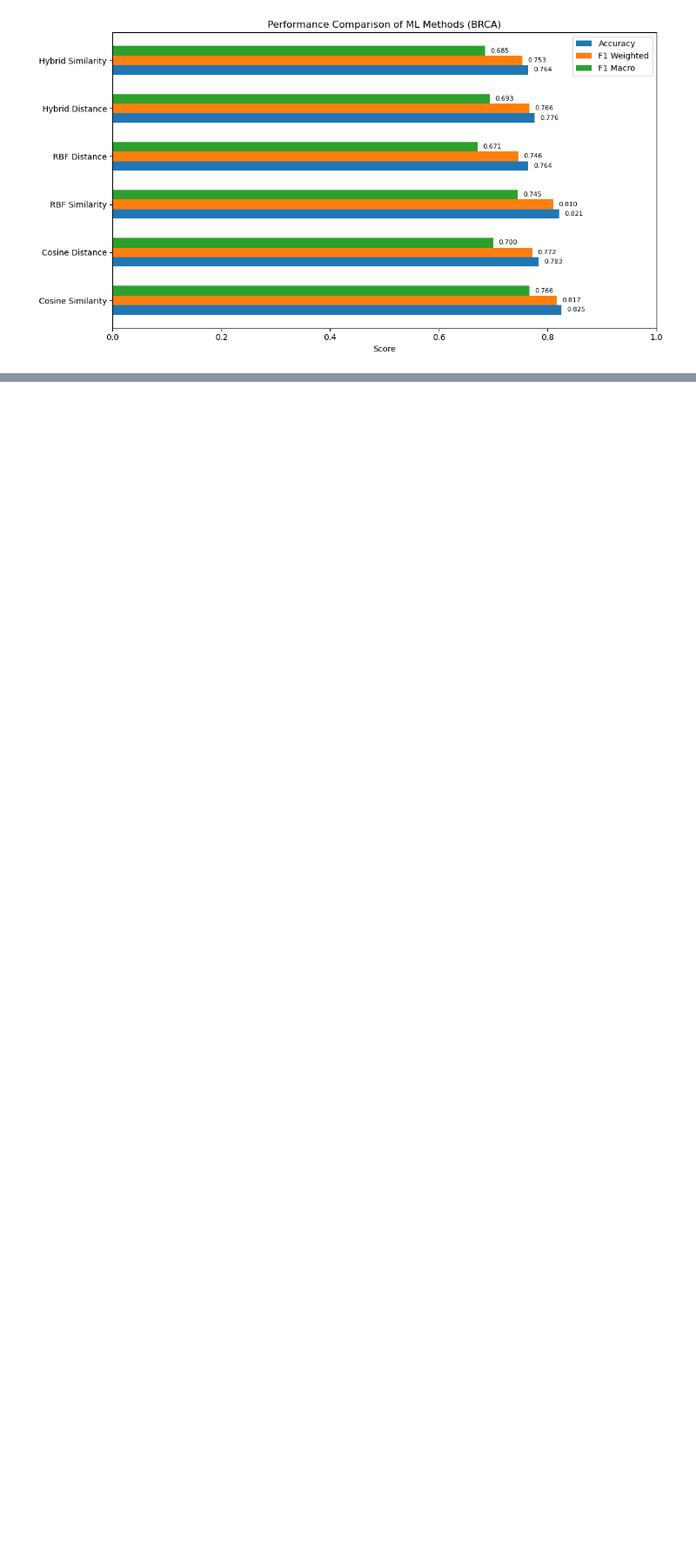
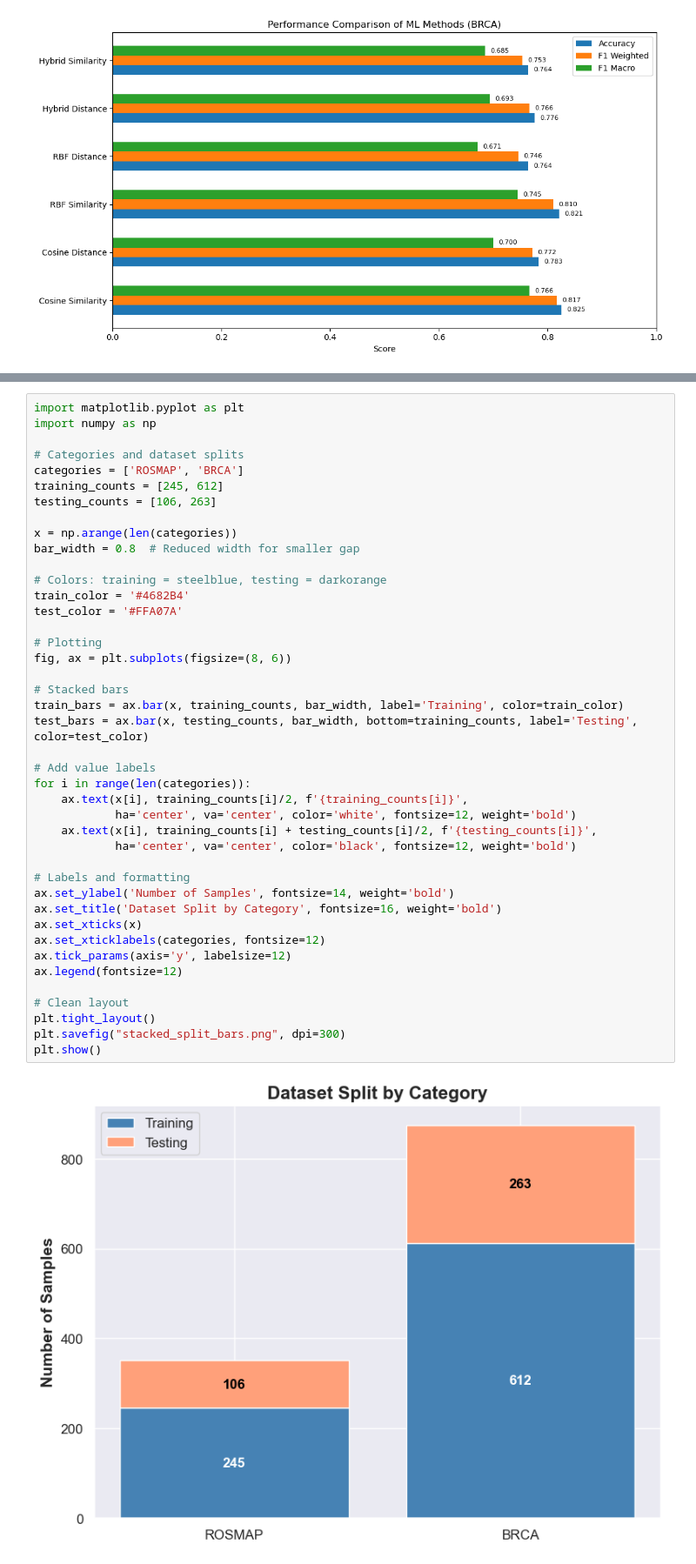
Before and after one commit to Masrafe-Siam/omics_data_project, a Jupyter notebook: barchart.ipynb, the cells around one changed output, grey strips where cells are left out. Shown at 87% size. Drawn from its saved outputs; the diff is of its cells as text; blank space fills up the shorter version.

```diff
--- a/barchart.ipynb
+++ b/barchart.ipynb
@@ -903,0 +1047,44 @@ plt.show()
+# %%
+import matplotlib.pyplot as plt
+import numpy as np
+
+# Categories and dataset splits
+categories = ['ROSMAP', 'BRCA']
+training_counts = [245, 612]
+testing_counts = [106, 263]
+
+x = np.arange(len(categories))
+bar_width = 0.8  # Reduced width for smaller gap
+
+# Colors: training = steelblue, testing = darkorange
+train_color = '#4682B4'
+test_color = '#FFA07A'
+
+# Plotting
+fig, ax = plt.subplots(figsize=(8, 6))
+
+# Stacked bars
+train_bars = ax.bar(x, training_counts, bar_width, label='Training', color=train_color)
+test_bars = ax.bar(x, testing_counts, bar_width, bottom=training_counts, label='Testing', color=test_color)
+
+# Add value labels
+for i in range(len(categories)):
+    ax.text(x[i], training_counts[i]/2, f'{training_counts[i]}',
+            ha='center', va='center', color='white', fontsize=12, weight='bold')
+    ax.text(x[i], training_counts[i] + testing_counts[i]/2, f'{testing_counts[i]}',
+            ha='center', va='center', color='black', fontsize=12, weight='bold')
+
+# Labels and formatting
+ax.set_ylabel('Number of Samples', fontsize=14, weight='bold')
+ax.set_title('Dataset Split by Category', fontsize=16, weight='bold')
+ax.set_xticks(x)
+ax.set_xticklabels(categories, fontsize=12)
+ax.tick_params(axis='y', labelsize=12)
+ax.legend(fontsize=12)
+
+# Clean layout
+plt.tight_layout()
+plt.savefig("stacked_split_bars.png", dpi=300)
+plt.show()
+# %% [output]
+[figure, added]
```
Also changed, not shown: parts of 3 cells of this notebook.
